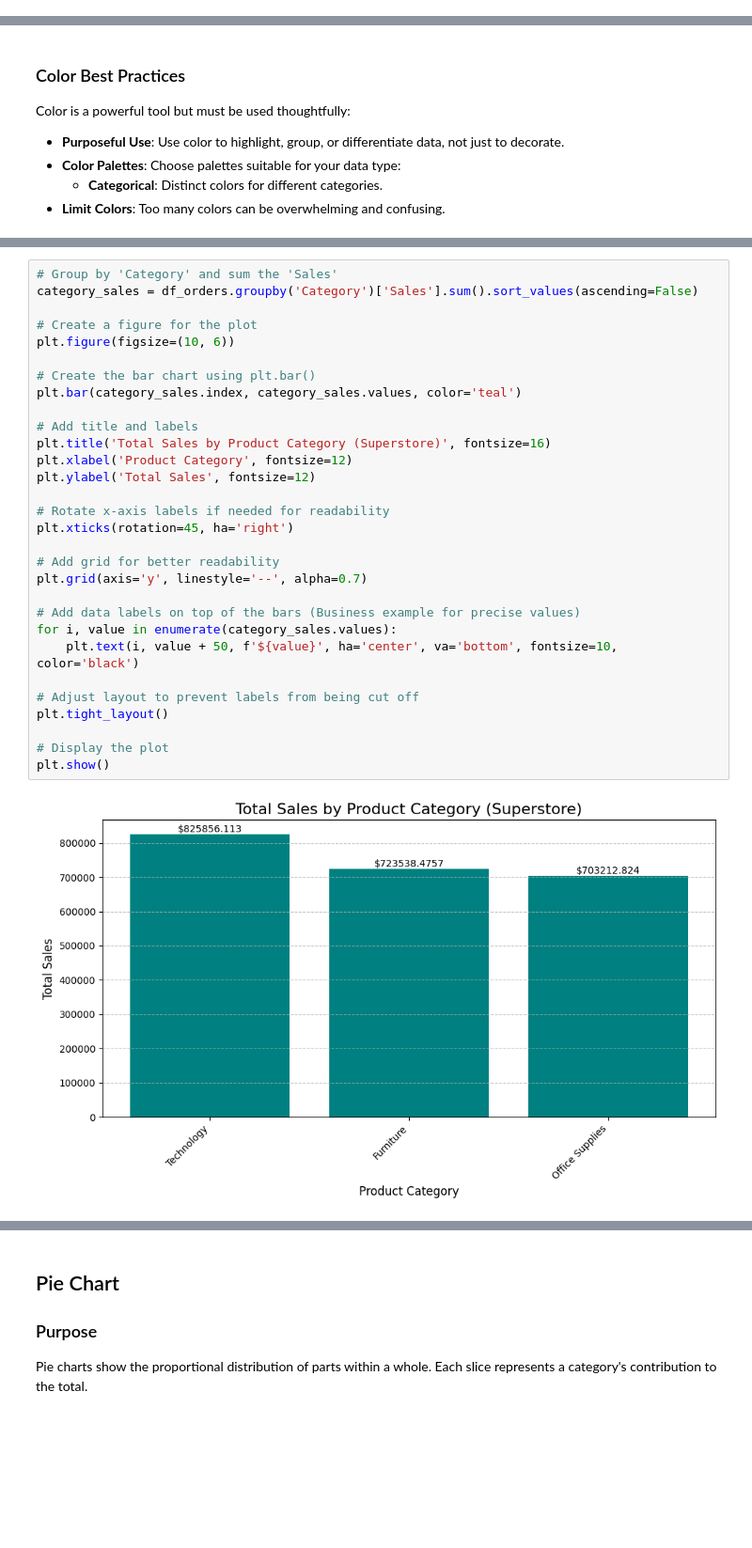
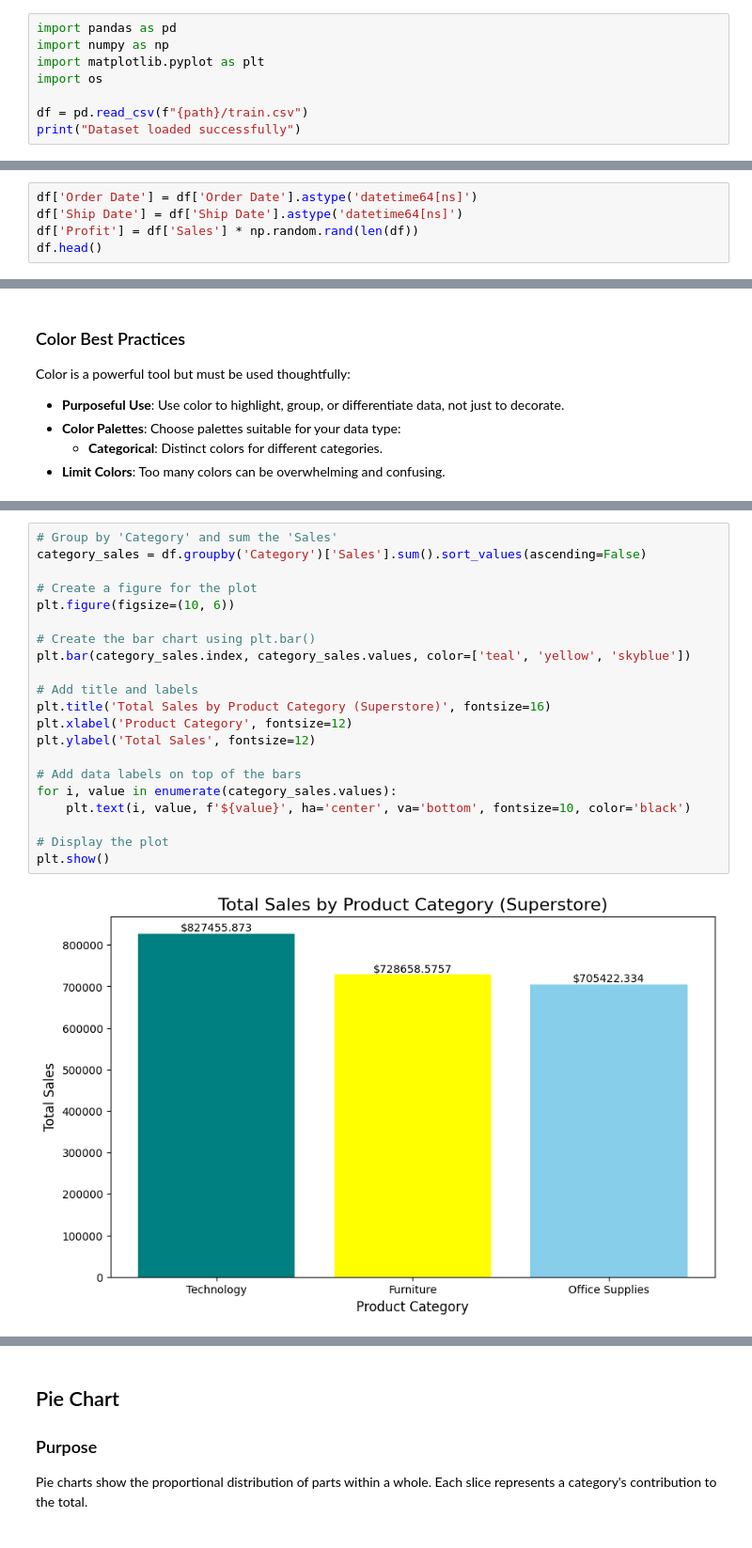
Before and after one commit to Mohamad-Selawy/Data-Analysis, a Jupyter notebook: Data Analysis/Level 2/Part_1_Fundamentals_and_Matplotlib_Basics.ipynb, the cells around one changed output, grey strips where cells are left out. Shown at 94% size. Cells and saved outputs as stored; diff of their text form; blank space fills up the shorter version.

```diff
--- a/Data Analysis/Level 2/Part_1_Fundamentals_and_Matplotlib_Basics.ipynb
+++ b/Data Analysis/Level 2/Part_1_Fundamentals_and_Matplotlib_Basics.ipynb
@@ -85,0 +10,8 @@ df_orders.head()
+# %%
+import pandas as pd
+import numpy as np
+import matplotlib.pyplot as plt
+import os
+
+df = pd.read_csv(f"{path}/train.csv")
+print("Dataset loaded successfully")
@@ -85,0 +51,5 @@ df_orders.head()
+# %%
+df['Order Date'] = df['Order Date'].astype('datetime64[ns]')
+df['Ship Date'] = df['Ship Date'].astype('datetime64[ns]')
+df['Profit'] = df['Sales'] * np.random.rand(len(df))
+df.head()
@@ -308,35 +205,26 @@ Let's compare the total sales generated by different product categories.
 # %%
 # Group by 'Category' and sum the 'Sales'
-category_sales = df_orders.groupby('Category')['Sales'].sum().sort_values(ascending=False)
+category_sales = df.groupby('Category')['Sales'].sum().sort_values(ascending=False)
 
 # Create a figure for the plot
 plt.figure(figsize=(10, 6))
 
 # Create the bar chart using plt.bar()
-plt.bar(category_sales.index, category_sales.values, color='teal')
+plt.bar(category_sales.index, category_sales.values, color=['teal', 'yellow', 'skyblue'])
 
 # Add title and labels
 plt.title('Total Sales by Product Category (Superstore)', fontsize=16)
 plt.xlabel('Product Category', fontsize=12)
 plt.ylabel('Total Sales', fontsize=12)
 
-# Rotate x-axis labels if needed for readability
-plt.xticks(rotation=45, ha='right')
-
-# Add grid for better readability
-plt.grid(axis='y', linestyle='--', alpha=0.7)
-
-# Add data labels on top of the bars (Business example for precise values)
+# Add data labels on top of the bars
 for i, value in enumerate(category_sales.values):
-    plt.text(i, value + 50, f'${value}', ha='center', va='bottom', fontsize=10, color='black')
-
-# Adjust layout to prevent labels from being cut off
-plt.tight_layout()
+    plt.text(i, value, f'${value}', ha='center', va='bottom', fontsize=10, color='black')
 
 # Display the plot
 plt.show()
 # %% [output]
-[figure, old version]
+[figure, new version]
 # %% [markdown]
 ## Horizontal Bar Chart
 
```
Also changed, not shown: parts of 32 cells of this notebook.
